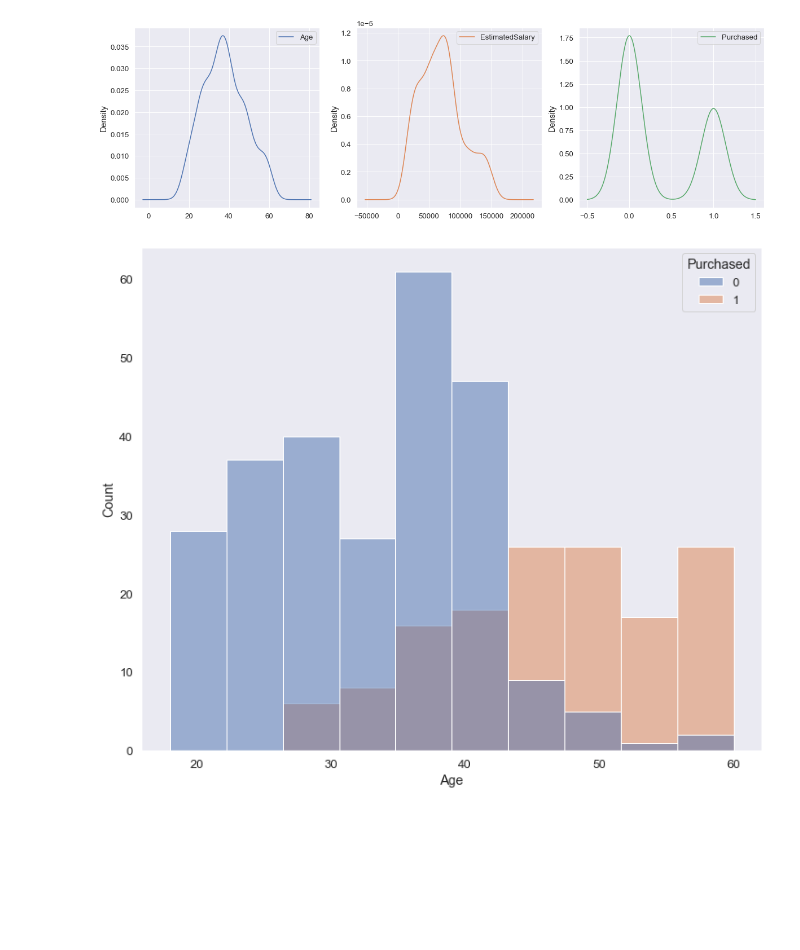
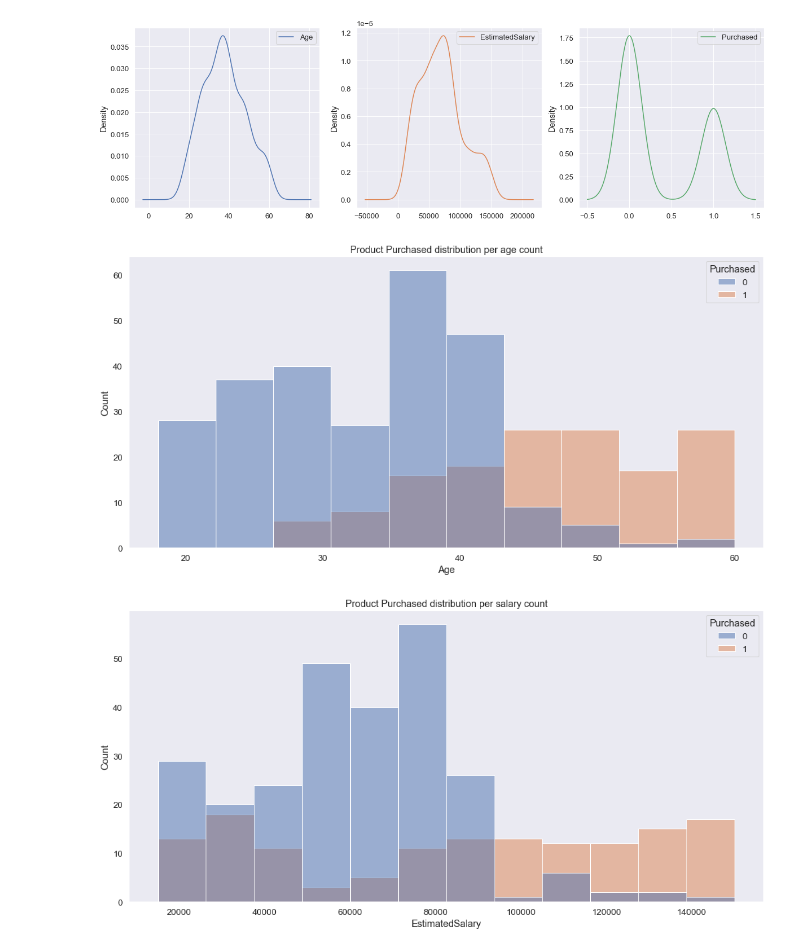
Before and after one commit to franck225-coder/Machine-Learning-project-series, a Jupyter notebook: social media ads analysis/social_media_ads_analysis.ipynb, the cells around one changed output. Drawn from its saved outputs; the diff is of its cells as text; code cells hidden in the pictures; blank space fills up the shorter version.

Commit message:
added purchased product per salary count

```diff
--- a/social media ads analysis/social_media_ads_analysis.ipynb
+++ b/social media ads analysis/social_media_ads_analysis.ipynb
@@ -61,10 +61,18 @@ array([[<AxesSubplot:ylabel='Density'>, <AxesSubplot:ylabel='Density'>,
         <AxesSubplot:ylabel='Density'>]], dtype=object)
 [figure]
 # %%
-plt.figure(figsize=(12, 10))
+plt.figure(figsize=(17, 8))
 plt.title("Product Purchased distribution per age count")
 sns.histplot(data = data, x ="Age", hue ="Purchased")
 plt.grid(False)
 plt.show()
 # %% [output]
-[figure, old version]
+[figure, new version]
+# %%
+plt.figure(figsize=(17, 8))
+plt.title("Product Purchased distribution per salary count")
+sns.histplot(data = data, x ="EstimatedSalary", hue ="Purchased")
+plt.grid(False)
+plt.show()
+# %% [output]
+[figure, added]
```
